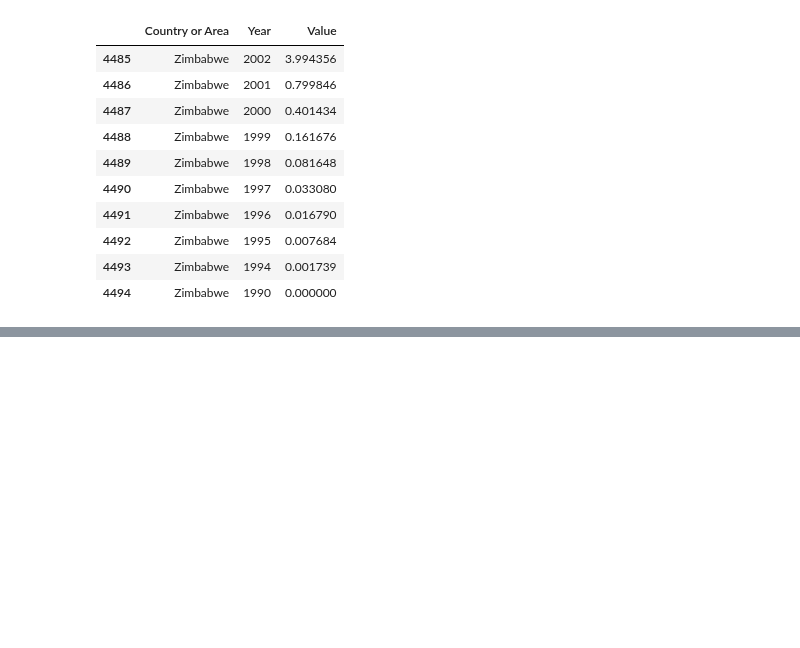
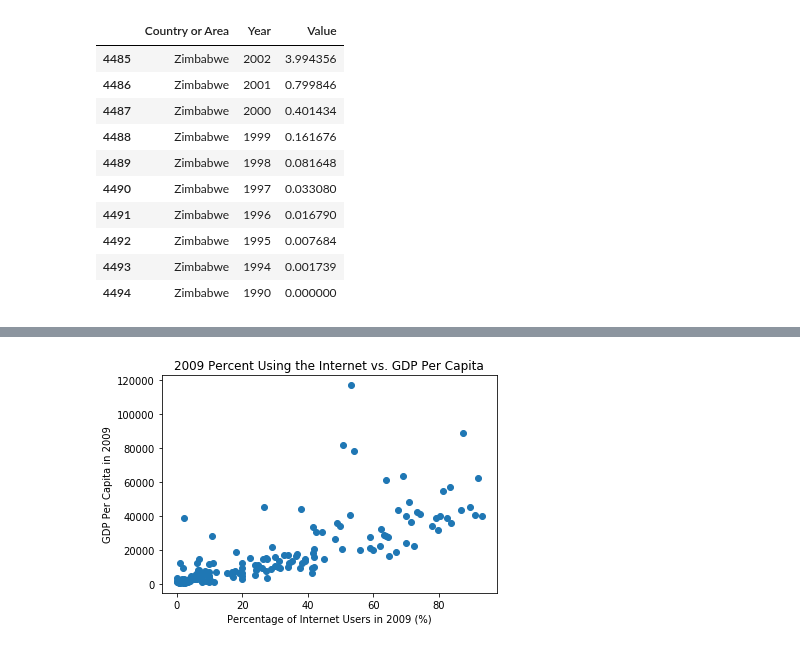
Before and after one commit to unewsome/data-question-1-unewsome, a Jupyter notebook: DQ1-UN.ipynb, the cells around one changed output, grey strips where cells are left out. Saved outputs shown, nothing was run; the diff lists cells and outputs as text; code cells hidden in the pictures; blank space fills up the shorter version.

```diff
--- a/DQ1-UN.ipynb
+++ b/DQ1-UN.ipynb
@@ -94,0 +141,4 @@ gdp_df.join.__doc__
+# %%
+year_2009 = [2009]
+gdp_and_internet_use_2009 = gdp_and_internet_use_years[gdp_and_internet_use_years.Year == 2009]
+gdp_and_internet_use_2009.head()
@@ -94,0 +240,13 @@ gdp_df.join.__doc__
+# %%
+x_2009 = gdp_and_internet_use_2009['Internet_Users_Pct']
+y_2009 = gdp_and_internet_use_2009['GDP_Per_Capita']
+plt.scatter(x_2009,y_2009)
+xlab1 = 'Percentage of Internet Users in 2009 (%)'
+ylab1 = 'GDP Per Capita in 2009'
+title1 = '2009 Percent Using the Internet vs. GDP Per Capita'
+plt.xlabel(xlab1)
+plt.ylabel(ylab1)
+plt.title(title1)
+plt.show()
+# %% [output]
+[figure, added]
```
Also changed, not shown: parts of 26 cells of this notebook.
